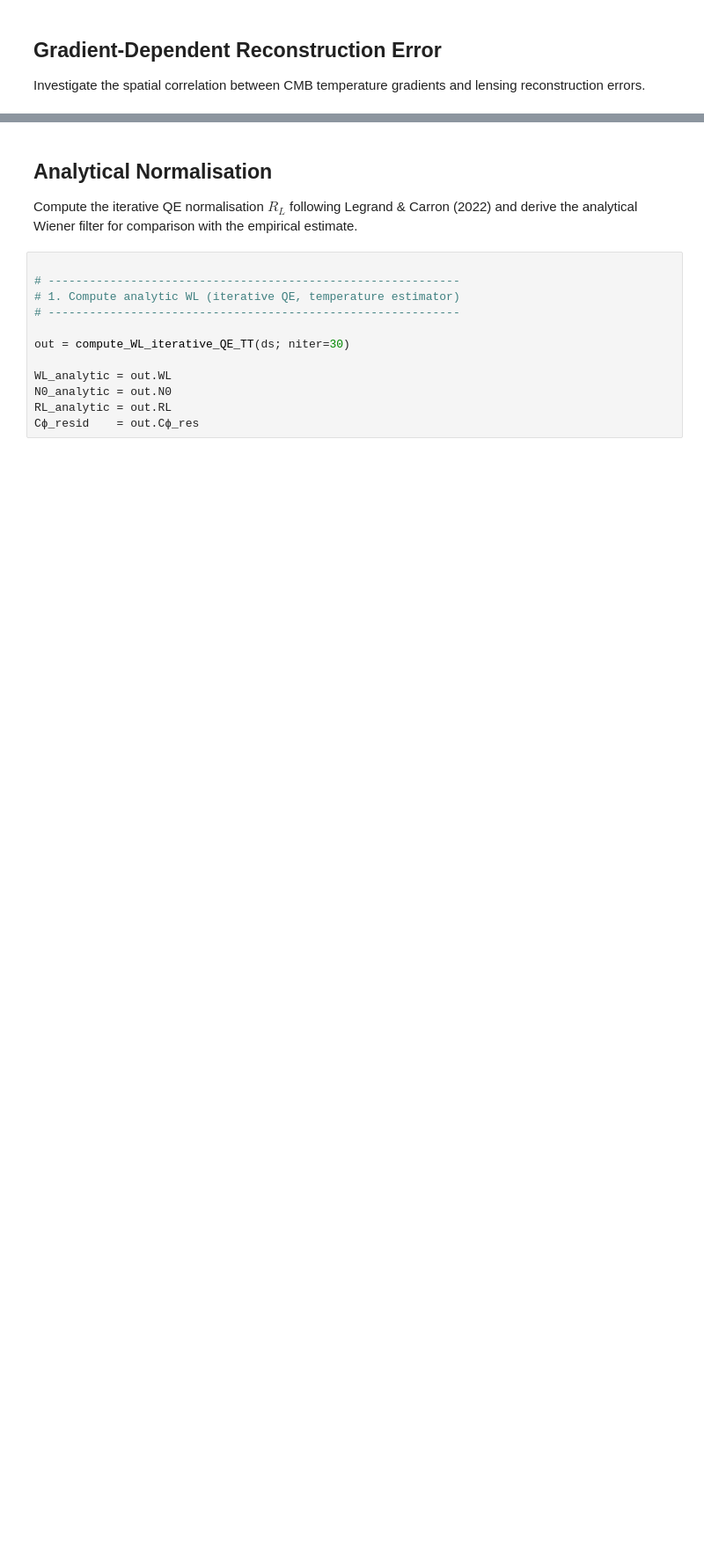
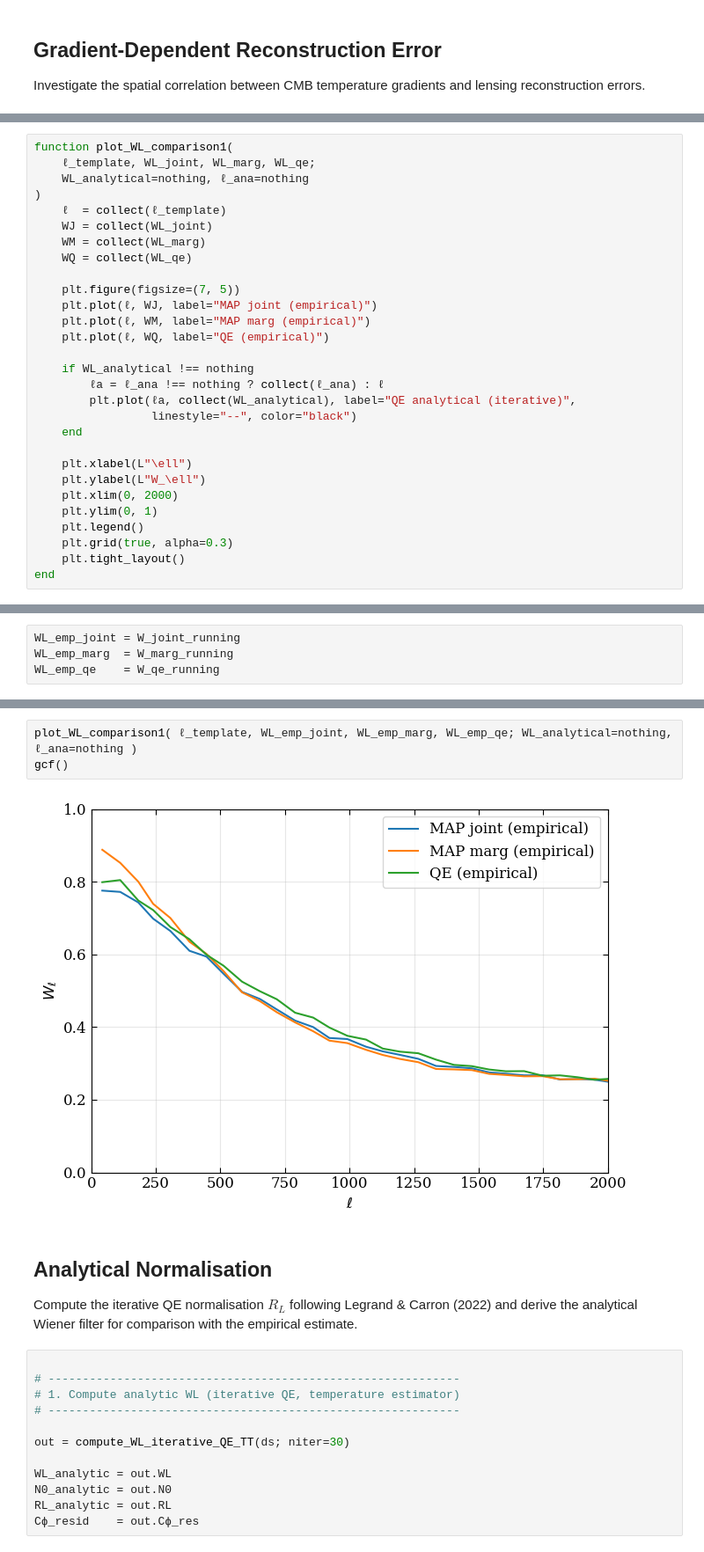
Before and after one commit to mdh959/CMB_Project, a Jupyter notebook: project.ipynb, the cells around one changed output, grey strips where cells are left out. Shown at 88% size. Saved outputs shown, nothing was run; the diff lists cells and outputs as text; blank space fills up the shorter version.

```diff
--- a/project.ipynb
+++ b/project.ipynb
@@ -401,0 +516,29 @@ UndefVarError: UndefVarError: `gcf` not defined
+# %%
+function plot_WL_comparison1(
+    ℓ_template, WL_joint, WL_marg, WL_qe;
+    WL_analytical=nothing, ℓ_ana=nothing
+)
+    ℓ  = collect(ℓ_template)
+    WJ = collect(WL_joint)
+    WM = collect(WL_marg)
+    WQ = collect(WL_qe)
+
+    plt.figure(figsize=(7, 5))
+    plt.plot(ℓ, WJ, label="MAP joint (empirical)")
+    plt.plot(ℓ, WM, label="MAP marg (empirical)")
+    plt.plot(ℓ, WQ, label="QE (empirical)")
+
+    if WL_analytical !== nothing
+        ℓa = ℓ_ana !== nothing ? collect(ℓ_ana) : ℓ
+        plt.plot(ℓa, collect(WL_analytical), label="QE analytical (iterative)",
+                 linestyle="--", color="black")
+    end
+
+    plt.xlabel(L"\ell")
+    plt.ylabel(L"W_\ell")
+    plt.xlim(0, 2000)
+    plt.ylim(0, 1)
+    plt.legend()
+    plt.grid(true, alpha=0.3)
+    plt.tight_layout()
+end
@@ -401,0 +547,4 @@ UndefVarError: UndefVarError: `gcf` not defined
+# %%
+WL_emp_joint = W_joint_running
+WL_emp_marg  = W_marg_running
+WL_emp_qe    = W_qe_running
@@ -402,3 +569,8 @@ UndefVarError: UndefVarError: `gcf` not defined
+# %%
+plot_WL_comparison1( ℓ_template, WL_emp_joint, WL_emp_marg, WL_emp_qe; WL_analytical=nothing, ℓ_ana=nothing )
+gcf()
+# %% [output]
+[figure, added]
 # %% [markdown]
 ## Analytical Normalisation
 Compute the iterative QE normalisation $R_L$ following Legrand & Carron (2022) and derive the analytical Wiener filter for comparison with the empirical estimate.
```
Also changed, not shown: parts of 25 cells of this notebook, 17 other files.
